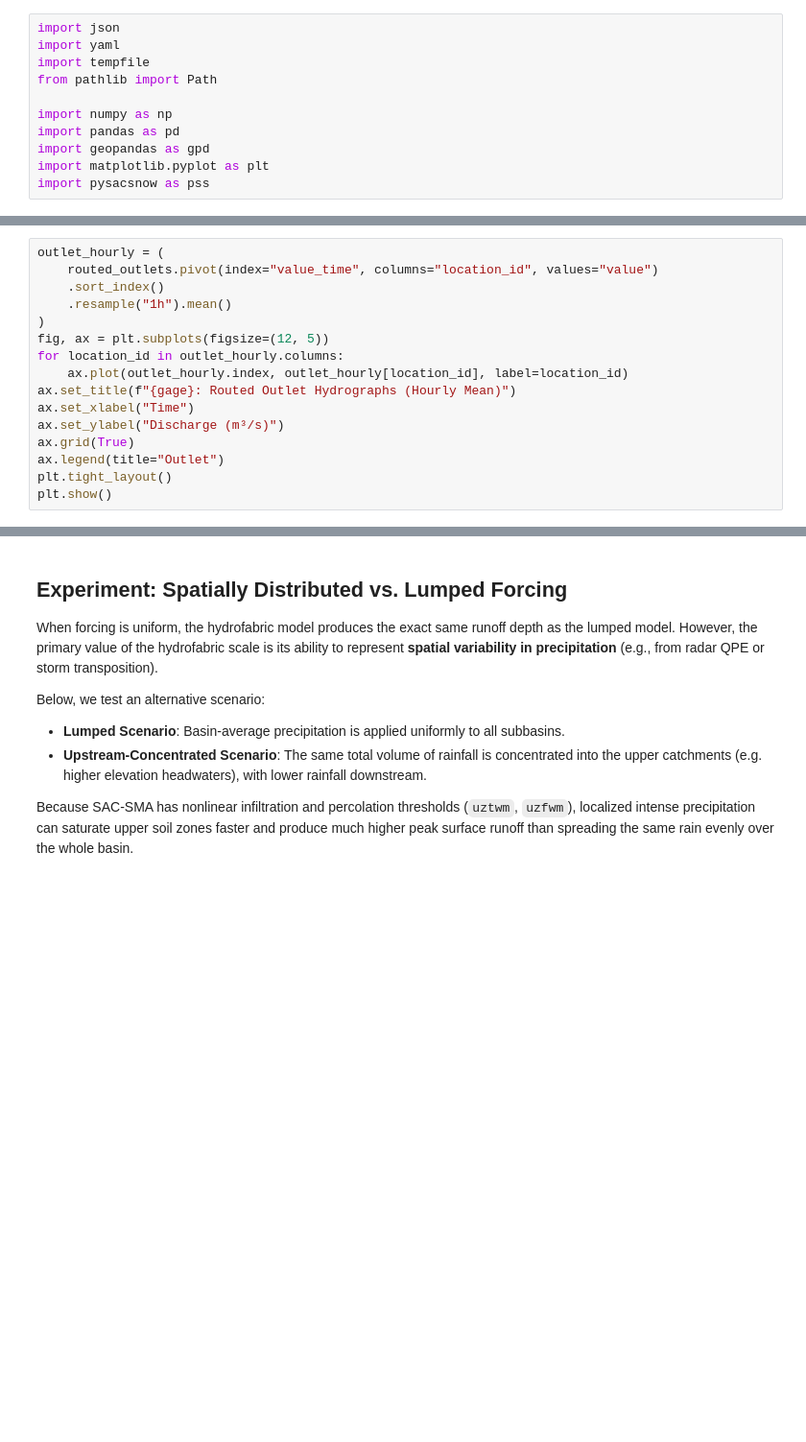
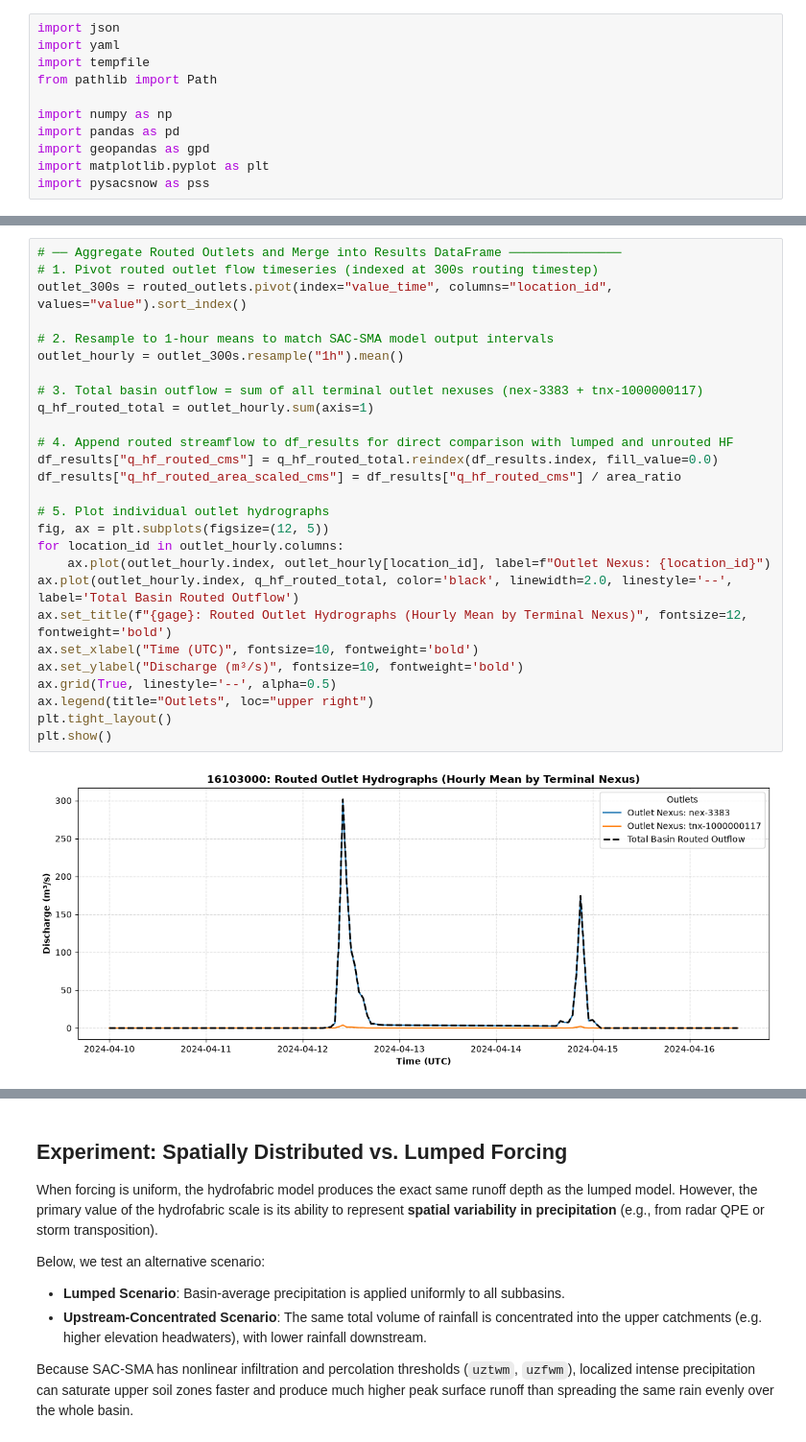
Before and after one commit to RTIInternational/CIROH-Flash-Flood-Scenario-Tool, a Jupyter notebook: notebooks/exploration/hydrofabric_test.ipynb, the cells around one changed output, grey strips where cells are left out. Shown at 96% size. Drawn from its saved outputs; the diff is of its cells as text; blank space fills up the shorter version.

```diff
--- a/notebooks/exploration/hydrofabric_test.ipynb
+++ b/notebooks/exploration/hydrofabric_test.ipynb
@@ -356,17 +393,30 @@ display(routed_outlets.groupby("location_id")["value"].agg(["count", "mean", "ma
 # %%
-outlet_hourly = (
-    routed_outlets.pivot(index="value_time", columns="location_id", values="value")
-    .sort_index()
-    .resample("1h").mean()
-)
+# ── Aggregate Routed Outlets and Merge into Results DataFrame ───────────────
+# 1. Pivot routed outlet flow timeseries (indexed at 300s routing timestep)
+outlet_300s = routed_outlets.pivot(index="value_time", columns="location_id", values="value").sort_index()
+
+# 2. Resample to 1-hour means to match SAC-SMA model output intervals
+outlet_hourly = outlet_300s.resample("1h").mean()
+
+# 3. Total basin outflow = sum of all terminal outlet nexuses (nex-3383 + tnx-1000000117)
+q_hf_routed_total = outlet_hourly.sum(axis=1)
+
+# 4. Append routed streamflow to df_results for direct comparison with lumped and unrouted HF
+df_results["q_hf_routed_cms"] = q_hf_routed_total.reindex(df_results.index, fill_value=0.0)
+df_results["q_hf_routed_area_scaled_cms"] = df_results["q_hf_routed_cms"] / area_ratio
+
+# 5. Plot individual outlet hydrographs
 fig, ax = plt.subplots(figsize=(12, 5))
 for location_id in outlet_hourly.columns:
-    ax.plot(outlet_hourly.index, outlet_hourly[location_id], label=location_id)
-ax.set_title(f"{gage}: Routed Outlet Hydrographs (Hourly Mean)")
-ax.set_xlabel("Time")
-ax.set_ylabel("Discharge (m³/s)")
-ax.grid(True)
-ax.legend(title="Outlet")
+    ax.plot(outlet_hourly.index, outlet_hourly[location_id], label=f"Outlet Nexus: {location_id}")
+ax.plot(outlet_hourly.index, q_hf_routed_total, color='black', linewidth=2.0, linestyle='--', label='Total Basin Routed Outflow')
+ax.set_title(f"{gage}: Routed Outlet Hydrographs (Hourly Mean by Terminal Nexus)", fontsize=12, fontweight='bold')
+ax.set_xlabel("Time (UTC)", fontsize=10, fontweight='bold')
+ax.set_ylabel("Discharge (m³/s)", fontsize=10, fontweight='bold')
+ax.grid(True, linestyle='--', alpha=0.5)
+ax.legend(title="Outlets", loc="upper right")
 plt.tight_layout()
 plt.show()
+# %% [output]
+[figure, added]
 # %%
```
Also changed, not shown: parts of 12 cells of this notebook.
